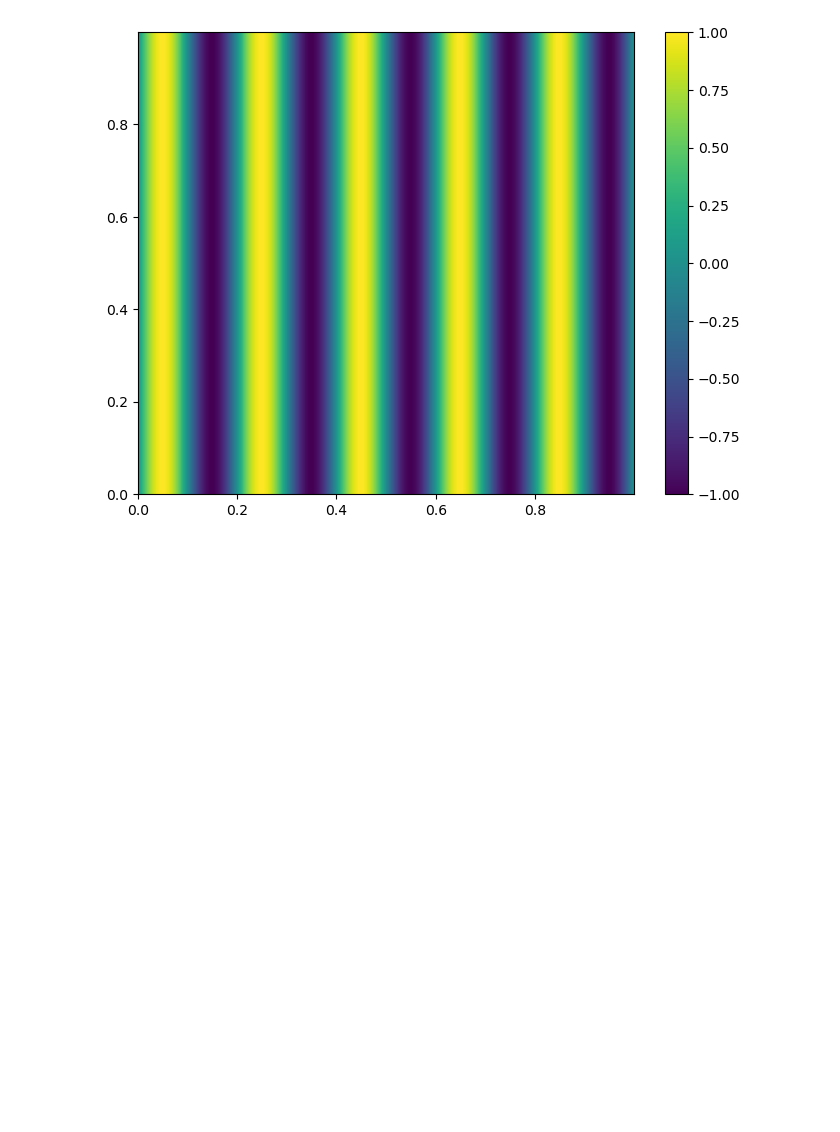
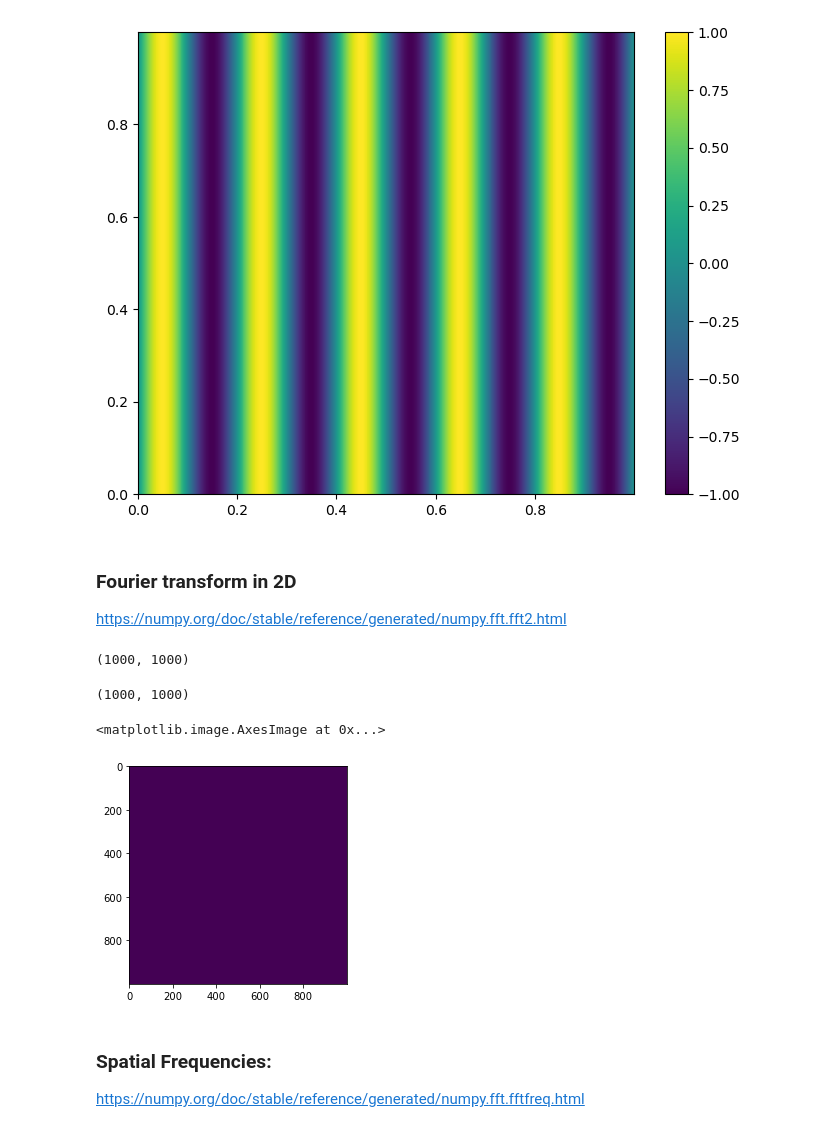
Before and after one commit to wbandabarragan/computational-physics-1, a Jupyter notebook: unit-4/406-2D-Fourier-Transform.ipynb, the cells around one changed output. Cells and saved outputs as stored; diff of their text form; code cells hidden in the pictures; blank space fills up the shorter version.

```diff
--- a/unit-4/406-2D-Fourier-Transform.ipynb
+++ b/unit-4/406-2D-Fourier-Transform.ipynb
@@ -56,11 +56,13 @@ Calculate its 2D FFT.
 def function_2D(x, y, alpha):
     return np.sin(alpha*x)
 # %%
-x = np.arange(0, 1, 0.001)
+d_spacing = 0.001
 
-y = np.arange(0, 1, 0.001)
+x = np.arange(0, 1, d_spacing)
 
-alpha = 10*np.pi
+y = np.arange(0, 1, d_spacing)
+
+alpha = 10*np.pi  # nu is = 5Hz  or = 5m^-1
 
 X, Y = np.meshgrid(x, y)
 
@@ -89,3 +91,41 @@ plt.colorbar(Z1)
 plt.show()
 # %% [output]
 [figure]
+# %% [markdown]
+### Fourier transform in 2D
+
+https://numpy.org/doc/stable/reference/generated/numpy.fft.fft2.html
+# %%
+print(Z_f.shape)
+# %% [output]
+(1000, 1000)
+# %%
+# Unshifted Fourier signal
+
+fourier_Z_f = np.fft.fft2(Z_f)
+
+# Shifted signal:
+
+shifted_fourier_Z_f = np.fft.fftshift(fourier_Z_f)
+
+print(fourier_Z_f.shape)
+
+# Norms
+
+norm_fourier_Z_f = np.abs(fourier_Z_f)
+norm_shifted_Z_f = np.abs(shifted_fourier_Z_f)
+# %% [output]
+(1000, 1000)
+# %%
+# Plotting Fourier image:
+
+%matplotlib inline
+
+plt.imshow(np.abs(fourier_Z_f))
+# %% [output]
+<matplotlib.image.AxesImage at 0x...>
+[figure, added]
+# %% [markdown]
+### Spatial Frequencies:
+
+https://numpy.org/doc/stable/reference/generated/numpy.fft.fftfreq.html
```
Also changed, not shown: parts of 10 cells of this notebook.
